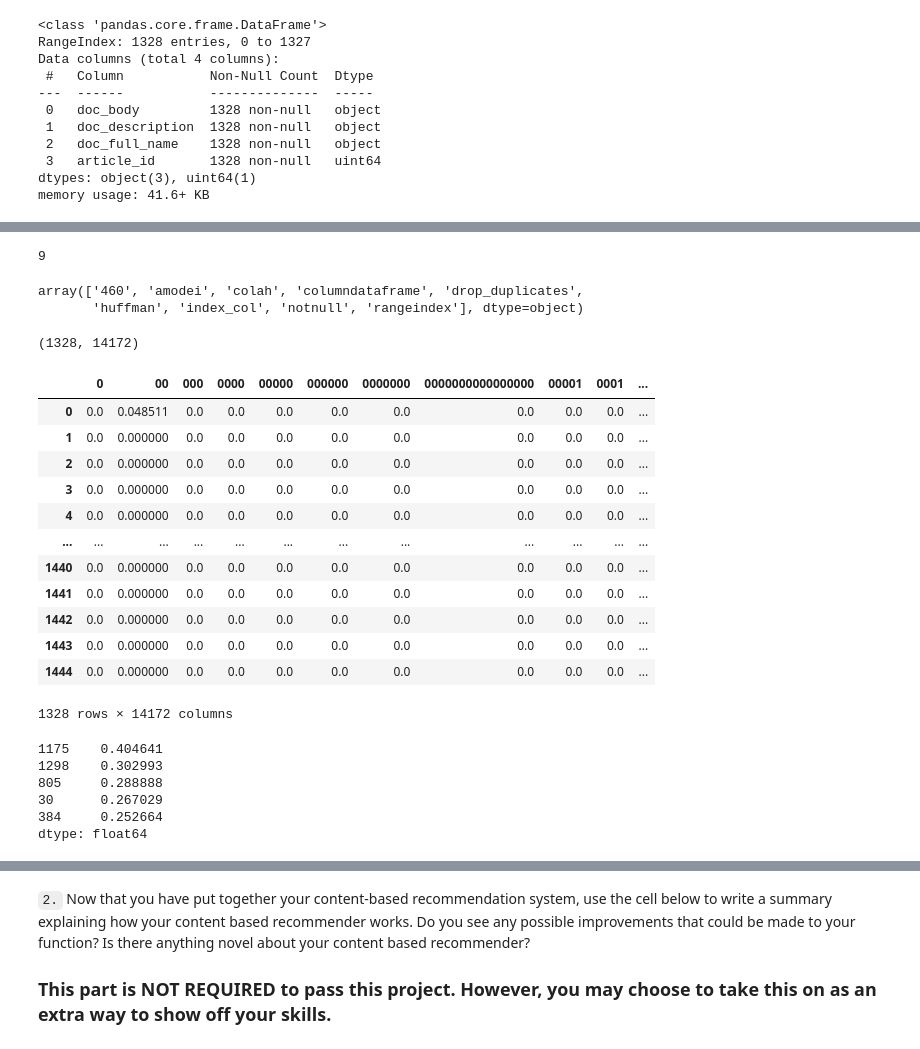
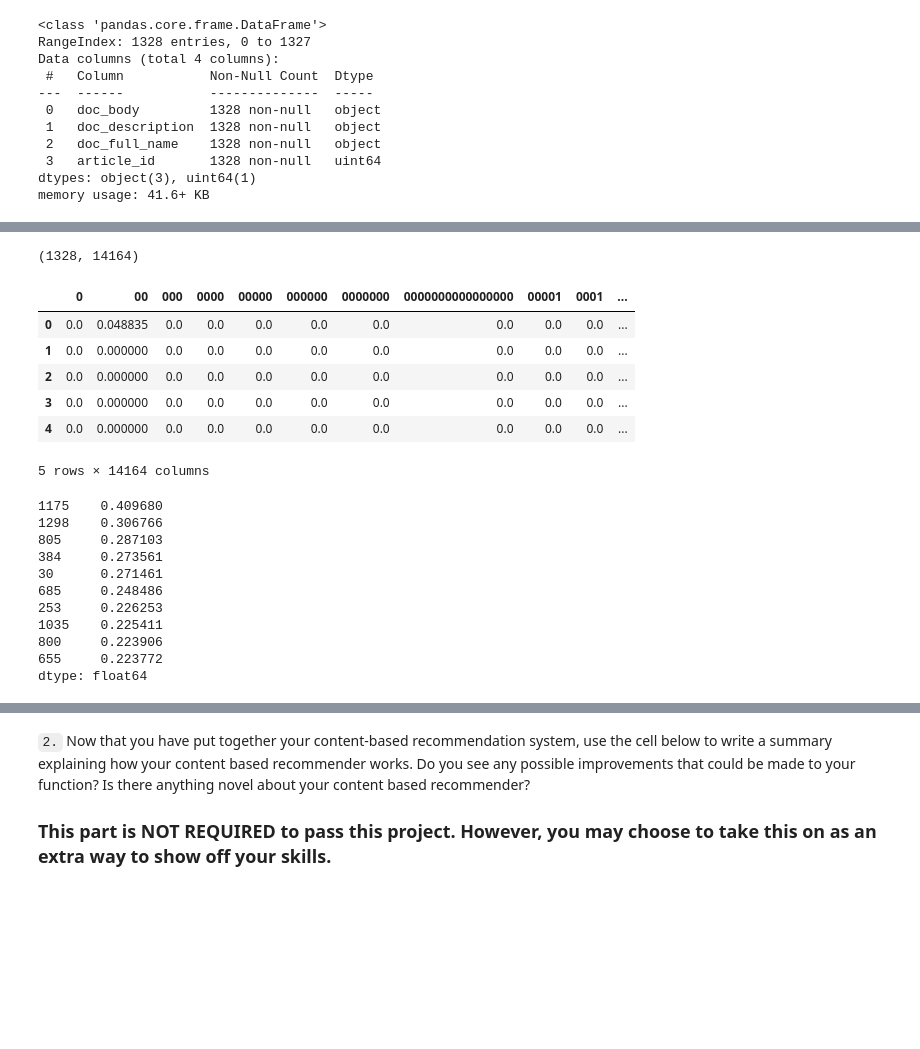
Before and after one commit to abitfrosty/Recommendations_with_IBM, a Jupyter notebook: Recommendations_with_IBM.ipynb, the cells around one changed output, grey strips where cells are left out. Cells and saved outputs as stored; diff of their text form; code cells hidden in the pictures; blank space fills up the shorter version.

```diff
--- a/Recommendations_with_IBM.ipynb
+++ b/Recommendations_with_IBM.ipynb
@@ -826,8 +829,12 @@ snowball = SnowballStemmer('english')
 def tokenize(text, use_stop_words=True, use_lemmatization=True, use_stemming=False):
     '''
     INPUT:
-    text (str) - text to normalize, filter, stem/lemmatize
+    text (str) - text to tokenize
+    use_stop_words (bool) - use dictionary with stop words
+    use_lemmatization (bool) - use lemmatization
+    use_stemming (bool) - use stemming
     OUTPUT:
+    tokens (list) - processed text
     '''
     text = text.lower()
     # Filter symbols '\n' and '\r'
@@ -845,5 +852,6 @@ def tokenize(text, use_stop_words=True, use_lemmatization=True, use_stemming=Fal
         tokens = [snowball.stem(word) for word in tokens]
     return tokens
 # %%
-vect = TfidfVectorizer(lowercase=True, token_pattern=r'\b\w+\b', stop_words='english', max_df=0.99, min_df=0.001, tokenizer=tokenize)
+# Initialization of TfidfVectorizer
+vect = TfidfVectorizer(lowercase=True, token_pattern=r'\b\w+\b', stop_words='english', max_df=0.5, min_df=0.001, tokenizer=tokenize)
 # %%
@@ -857,45 +863,35 @@ columns = vect.get_feature_names_out()
-# %%
-indexes_min = np.where(X.sum(axis=0) <= 0.01)
-len(indexes_min[1])
-# %% [output]
-9
-# %%
-# These values are found in less than 1% articles
-columns[indexes_min[1]]
-# %% [output]
-array(['460', 'amodei', 'colah', 'columndataframe', 'drop_duplicates',
-       'huffman', 'index_col', 'notnull', 'rangeindex'], dtype=object)
 # %%
-df_content_mat = pd.DataFrame(X.toarray().reshape(-1,length), columns=columns, index=df_articles['article_id'].values)
+# Construct pandas DataFrame from document-term matrix
+df_content_mat = pd.DataFrame(X.toarray(), columns=vect.get_feature_names_out(), index=df_articles['article_id'].values)
 df_content_mat.shape
 # %% [output]
-(1328, 14172)
+(1328, 14164)
-# %%
-df_content_mat
-# %% [output]
-|  | 0 | 00 | 000 | 0000 | 00000 | 000000 | 0000000 | 0000000000000000 | 00001 | 0001 | ... |
-| 0 | 0.0 | 0.048511 | 0.0 | 0.0 | 0.0 | 0.0 | 0.0 | 0.0 | 0.0 | 0.0 | ... |
-| 1 | 0.0 | 0.000000 | 0.0 | 0.0 | 0.0 | 0.0 | 0.0 | 0.0 | 0.0 | 0.0 | ... |
-| 2 | 0.0 | 0.000000 | 0.0 | 0.0 | 0.0 | 0.0 | 0.0 | 0.0 | 0.0 | 0.0 | ... |
-| 3 | 0.0 | 0.000000 | 0.0 | 0.0 | 0.0 | 0.0 | 0.0 | 0.0 | 0.0 | 0.0 | ... |
-| 4 | 0.0 | 0.000000 | 0.0 | 0.0 | 0.0 | 0.0 | 0.0 | 0.0 | 0.0 | 0.0 | ... |
-| ... | ... | ... | ... | ... | ... | ... | ... | ... | ... | ... | ... |
-| 1440 | 0.0 | 0.000000 | 0.0 | 0.0 | 0.0 | 0.0 | 0.0 | 0.0 | 0.0 | 0.0 | ... |
-| 1441 | 0.0 | 0.000000 | 0.0 | 0.0 | 0.0 | 0.0 | 0.0 | 0.0 | 0.0 | 0.0 | ... |
-| 1442 | 0.0 | 0.000000 | 0.0 | 0.0 | 0.0 | 0.0 | 0.0 | 0.0 | 0.0 | 0.0 | ... |
-| 1443 | 0.0 | 0.000000 | 0.0 | 0.0 | 0.0 | 0.0 | 0.0 | 0.0 | 0.0 | 0.0 | ... |
-| 1444 | 0.0 | 0.000000 | 0.0 | 0.0 | 0.0 | 0.0 | 0.0 | 0.0 | 0.0 | 0.0 | ... |
-1328 rows × 14172 columns
+# %%
+# Inspect the df
+df_content_mat.head()
+# %% [output]
+|  | 0 | 00 | 000 | 0000 | 00000 | 000000 | 0000000 | 0000000000000000 | 00001 | 0001 | ... |
+| 0 | 0.0 | 0.048835 | 0.0 | 0.0 | 0.0 | 0.0 | 0.0 | 0.0 | 0.0 | 0.0 | ... |
+| 1 | 0.0 | 0.000000 | 0.0 | 0.0 | 0.0 | 0.0 | 0.0 | 0.0 | 0.0 | 0.0 | ... |
+| 2 | 0.0 | 0.000000 | 0.0 | 0.0 | 0.0 | 0.0 | 0.0 | 0.0 | 0.0 | 0.0 | ... |
+| 3 | 0.0 | 0.000000 | 0.0 | 0.0 | 0.0 | 0.0 | 0.0 | 0.0 | 0.0 | 0.0 | ... |
+| 4 | 0.0 | 0.000000 | 0.0 | 0.0 | 0.0 | 0.0 | 0.0 | 0.0 | 0.0 | 0.0 | ... |
+5 rows × 14164 columns
 # %%
 target_article = 1427
-most_similar = (df_content_mat.drop(index=[target_article]) * df_content_mat.loc[target_article,:]).sum(axis=1).sort_values(ascending=False)[:5]
+most_similar = (df_content_mat.drop(index=[target_article]) * df_content_mat.loc[target_article,:]).sum(axis=1).sort_values(ascending=False)[:10]
 most_similar
 # %% [output]
-1175    0.404641
-1298    0.302993
-805     0.288888
-30      0.267029
-384     0.252664
+1175    0.409680
+1298    0.306766
+805     0.287103
+384     0.273561
+30      0.271461
+685     0.248486
+253     0.226253
+1035    0.225411
+800     0.223906
+655     0.223772
 dtype: float64
 # %%
 # Check with target article
```
Also changed, not shown: parts of 16 cells of this notebook, 1 other file.
